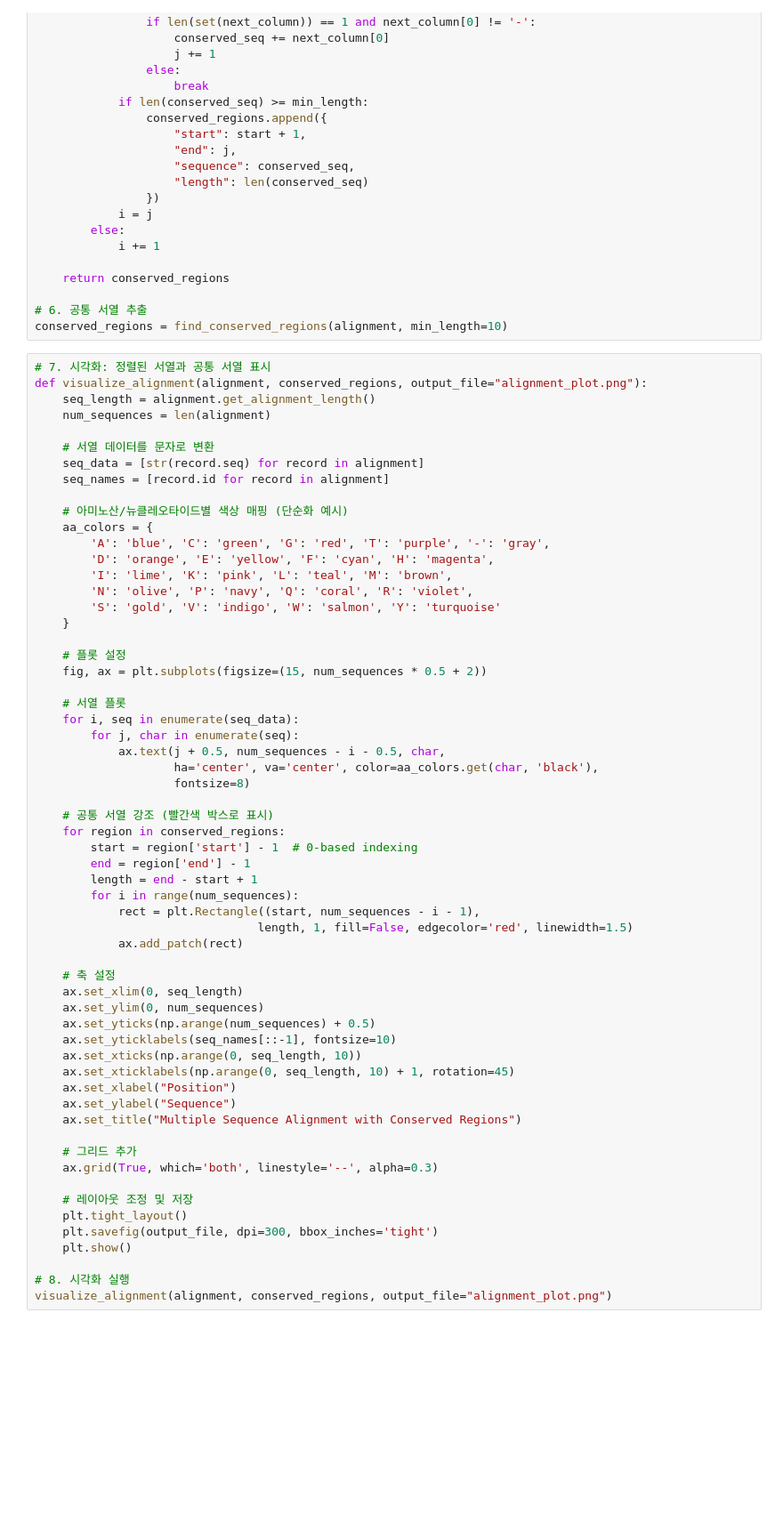
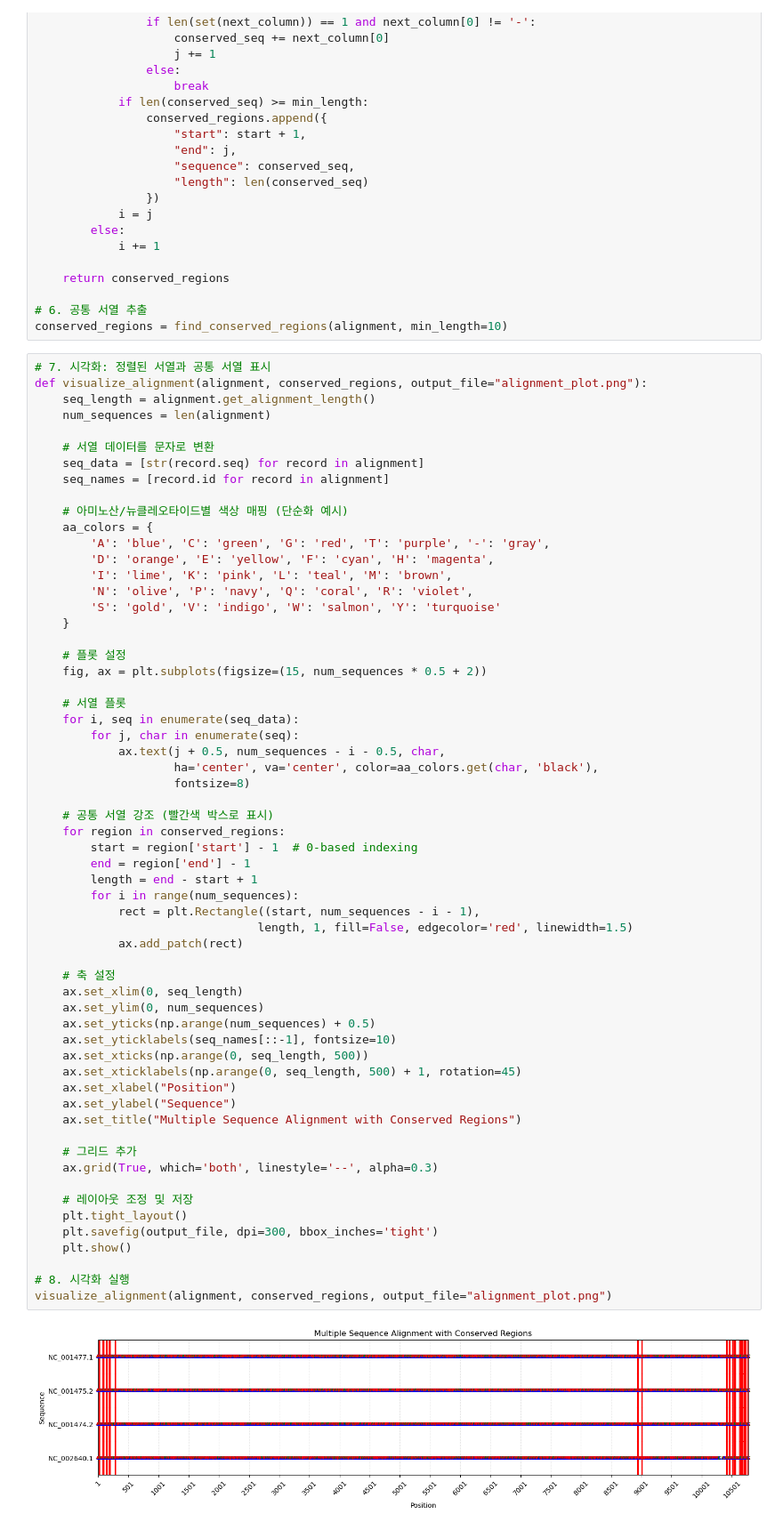
Before and after one commit to dlalswo0321/BioInformatics, a Jupyter notebook: 3. Denv/conserved_region.ipynb, the cells around one changed output. Shown at 89% size. Cells and saved outputs as stored; diff of their text form; blank space fills up the shorter version.

```diff
--- a/3. Denv/conserved_region.ipynb
+++ b/3. Denv/conserved_region.ipynb
@@ -96,35 +96,37 @@ def visualize_alignment(alignment, conserved_regions, output_file="alignment_plo
 
     # 공통 서열 강조 (빨간색 박스로 표시)
     for region in conserved_regions:
         start = region['start'] - 1  # 0-based indexing
         end = region['end'] - 1
         length = end - start + 1
         for i in range(num_sequences):
             rect = plt.Rectangle((start, num_sequences - i - 1),
                                 length, 1, fill=False, edgecolor='red', linewidth=1.5)
             ax.add_patch(rect)
 
     # 축 설정
     ax.set_xlim(0, seq_length)
     ax.set_ylim(0, num_sequences)
     ax.set_yticks(np.arange(num_sequences) + 0.5)
     ax.set_yticklabels(seq_names[::-1], fontsize=10)
-    ax.set_xticks(np.arange(0, seq_length, 10))
-    ax.set_xticklabels(np.arange(0, seq_length, 10) + 1, rotation=45)
+    ax.set_xticks(np.arange(0, seq_length, 500))
+    ax.set_xticklabels(np.arange(0, seq_length, 500) + 1, rotation=45)
     ax.set_xlabel("Position")
     ax.set_ylabel("Sequence")
     ax.set_title("Multiple Sequence Alignment with Conserved Regions")
 
     # 그리드 추가
     ax.grid(True, which='both', linestyle='--', alpha=0.3)
 
     # 레이아웃 조정 및 저장
     plt.tight_layout()
     plt.savefig(output_file, dpi=300, bbox_inches='tight')
     plt.show()
 
 # 8. 시각화 실행
 visualize_alignment(alignment, conserved_regions, output_file="alignment_plot.png")
+# %% [output]
+[figure, added]
 # %%
 # 9. 결과 출력
 if conserved_regions:
```
Also changed, not shown: parts of 2 cells of this notebook, 1 other file.
